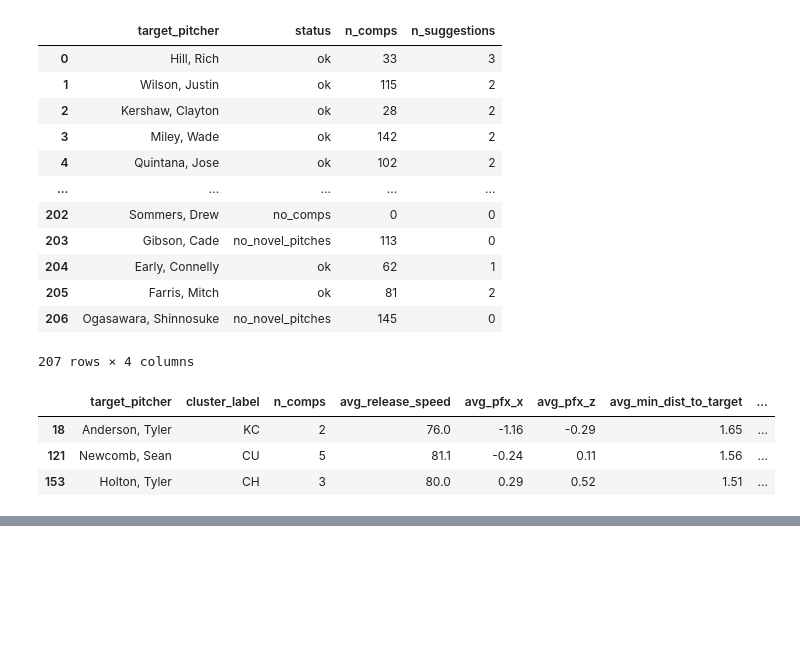
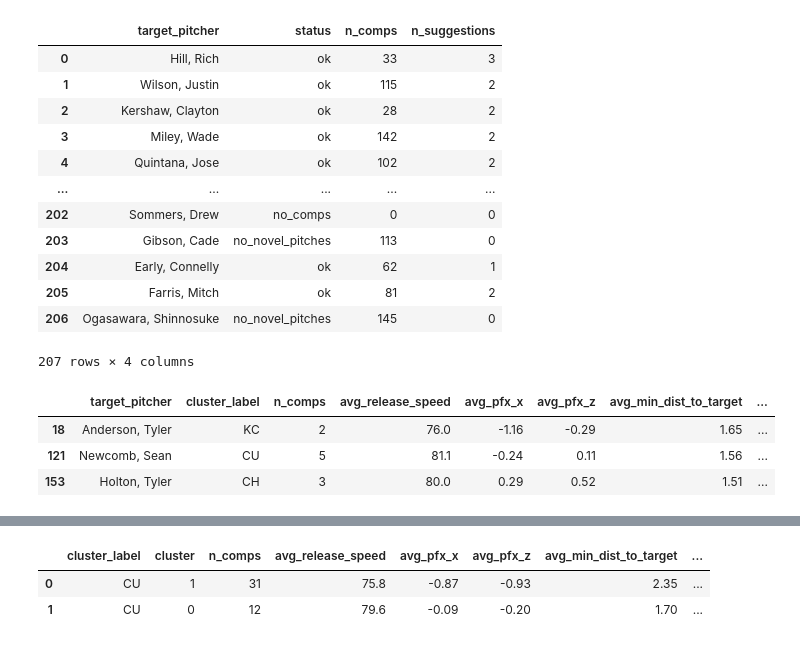
Before and after one commit to simontodreas/mlb-pitch-loadout, a Jupyter notebook: Pitch Suggestions.ipynb, the cells around one changed output, grey strips where cells are left out. Drawn from its saved outputs; the diff is of its cells as text; code cells hidden in the pictures; blank space fills up the shorter version.

```diff
--- a/Pitch Suggestions.ipynb
+++ b/Pitch Suggestions.ipynb
@@ -237,0 +275,6 @@ plot_pitch_clusters(t_alexander)
+# %%
+t_alexander['suggestions']
+# %% [output]
+|  | cluster_label | cluster | n_comps | avg_release_speed | avg_pfx_x | avg_pfx_z | avg_min_dist_to_target | ... |
+| 0 | CU | 1 | 31 | 75.8 | -0.87 | -0.93 | 2.35 | ... |
+| 1 | CU | 0 | 12 | 79.6 | -0.09 | -0.20 | 1.70 | ... |
```
Also changed, not shown: parts of 5 cells of this notebook, 2 other files.
